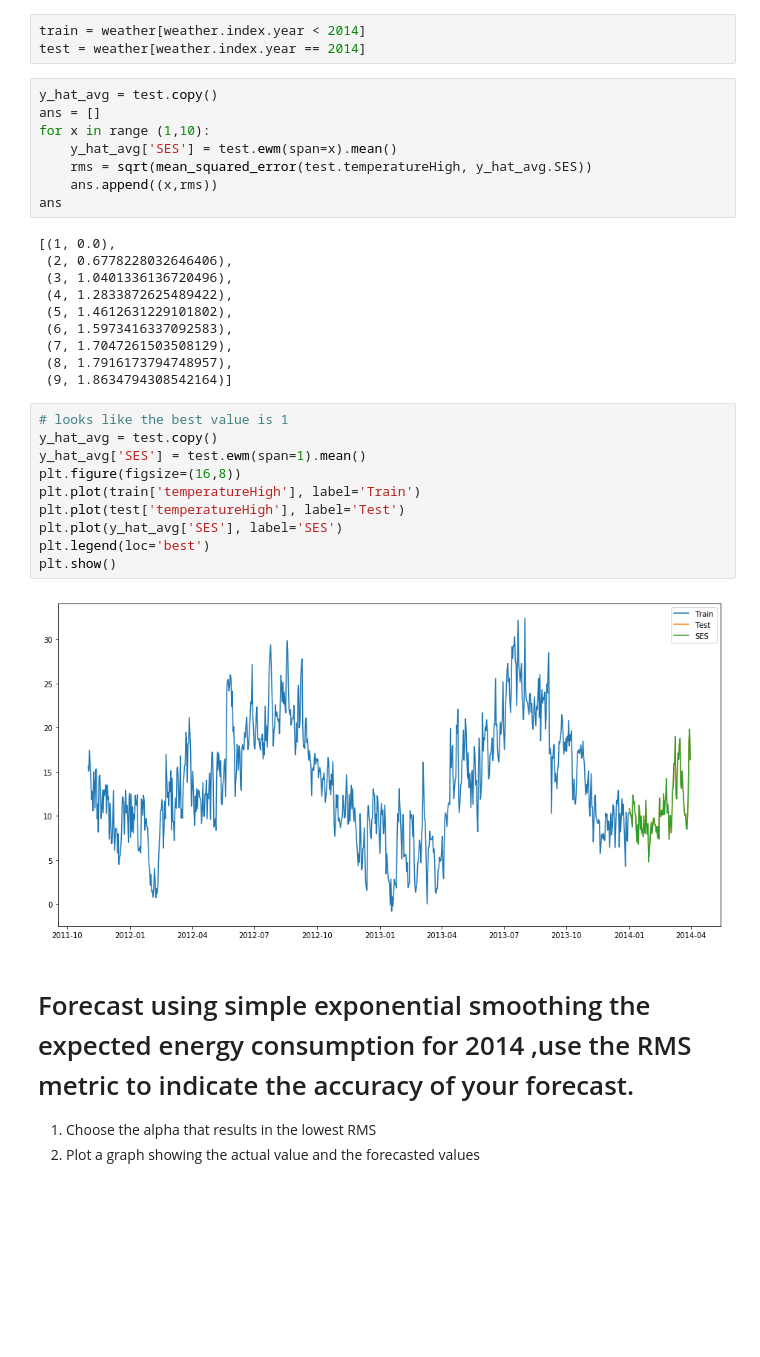
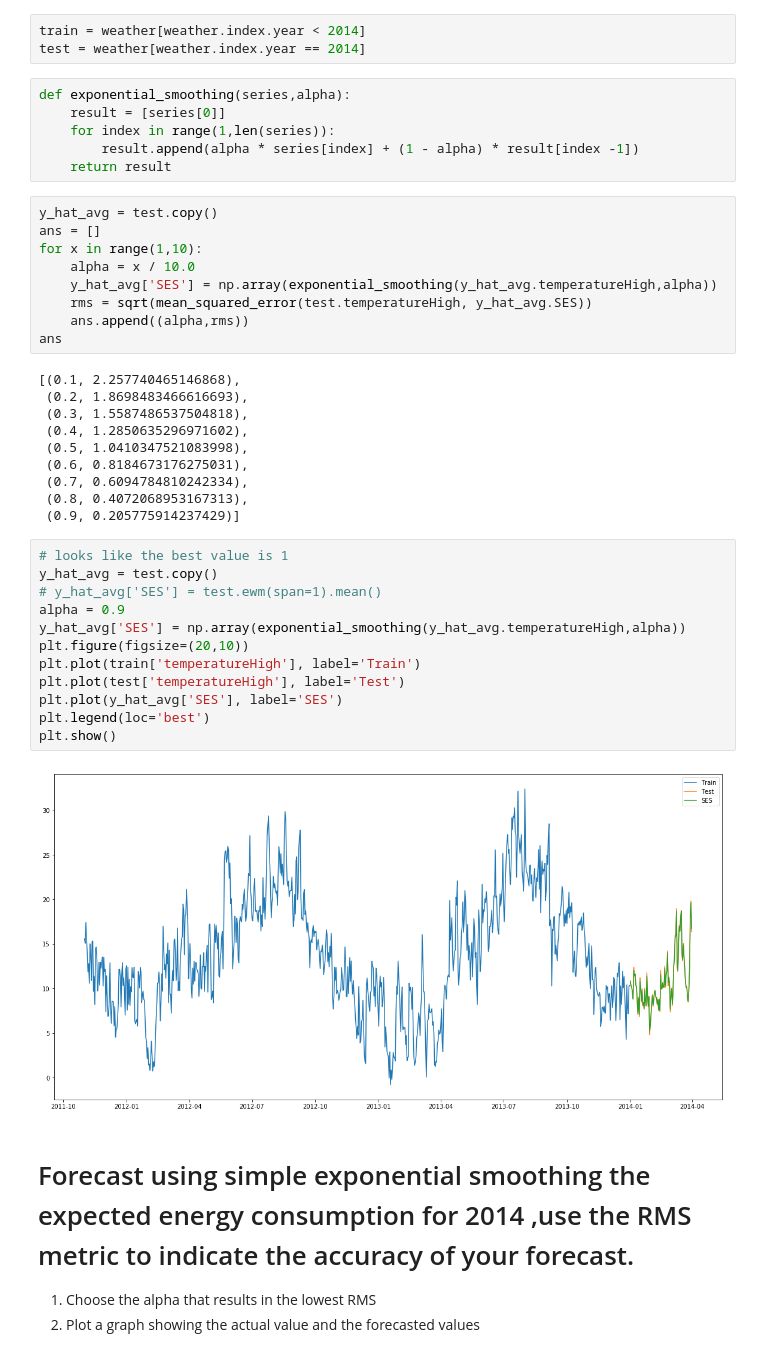
Before and after one commit to gregory1506/COMP6940, a Jupyter notebook: 03717357_Gregory_A5/03717357_COMP6940_A5.ipynb, the cells around one changed output. Saved outputs shown, nothing was run; the diff lists cells and outputs as text; blank space fills up the shorter version.

```diff
--- a/03717357_Gregory_A5/03717357_COMP6940_A5.ipynb
+++ b/03717357_Gregory_A5/03717357_COMP6940_A5.ipynb
@@ -137,36 +137,45 @@ OK so using a 3 month rolling mean did the trick here. We can clearly see an inv
 # %%
 train = weather[weather.index.year < 2014]
 test = weather[weather.index.year == 2014]
+# %%
+def exponential_smoothing(series,alpha):
+    result = [series[0]]
+    for index in range(1,len(series)):
+        result.append(alpha * series[index] + (1 - alpha) * result[index -1])
+    return result
 # %%
 y_hat_avg = test.copy()
 ans = []
-for x in range (1,10):
-    y_hat_avg['SES'] = test.ewm(span=x).mean()
+for x in range(1,10):
+    alpha = x / 10.0
+    y_hat_avg['SES'] = np.array(exponential_smoothing(y_hat_avg.temperatureHigh,alpha))
     rms = sqrt(mean_squared_error(test.temperatureHigh, y_hat_avg.SES))
-    ans.append((x,rms))
+    ans.append((alpha,rms))
 ans
 # %% [output]
-[(1, 0.0),
- (2, 0.6778228032646406),
- (3, 1.0401336136720496),
- (4, 1.2833872625489422),
- (5, 1.4612631229101802),
- (6, 1.5973416337092583),
- (7, 1.7047261503508129),
- (8, 1.7916173794748957),
- (9, 1.8634794308542164)]
+[(0.1, 2.257740465146868),
+ (0.2, 1.8698483466616693),
+ (0.3, 1.5587486537504818),
+ (0.4, 1.2850635296971602),
+ (0.5, 1.0410347521083998),
+ (0.6, 0.8184673176275031),
+ (0.7, 0.6094784810242334),
+ (0.8, 0.4072068953167313),
+ (0.9, 0.205775914237429)]
 # %%
 # looks like the best value is 1
 y_hat_avg = test.copy()
-y_hat_avg['SES'] = test.ewm(span=1).mean()
-plt.figure(figsize=(16,8))
+# y_hat_avg['SES'] = test.ewm(span=1).mean()
+alpha = 0.9
+y_hat_avg['SES'] = np.array(exponential_smoothing(y_hat_avg.temperatureHigh,alpha))
+plt.figure(figsize=(20,10))
 plt.plot(train['temperatureHigh'], label='Train')
 plt.plot(test['temperatureHigh'], label='Test')
 plt.plot(y_hat_avg['SES'], label='SES')
 plt.legend(loc='best')
 plt.show()
 # %% [output]
-[figure, old version]
+[figure, new version]
 # %% [markdown]
 # Forecast using simple exponential smoothing the expected energy consumption for 2014 ,use the RMS metric to indicate the accuracy of your forecast.
 1. Choose the alpha that results in the lowest RMS
```
Also changed, not shown: parts of 7 cells of this notebook.
